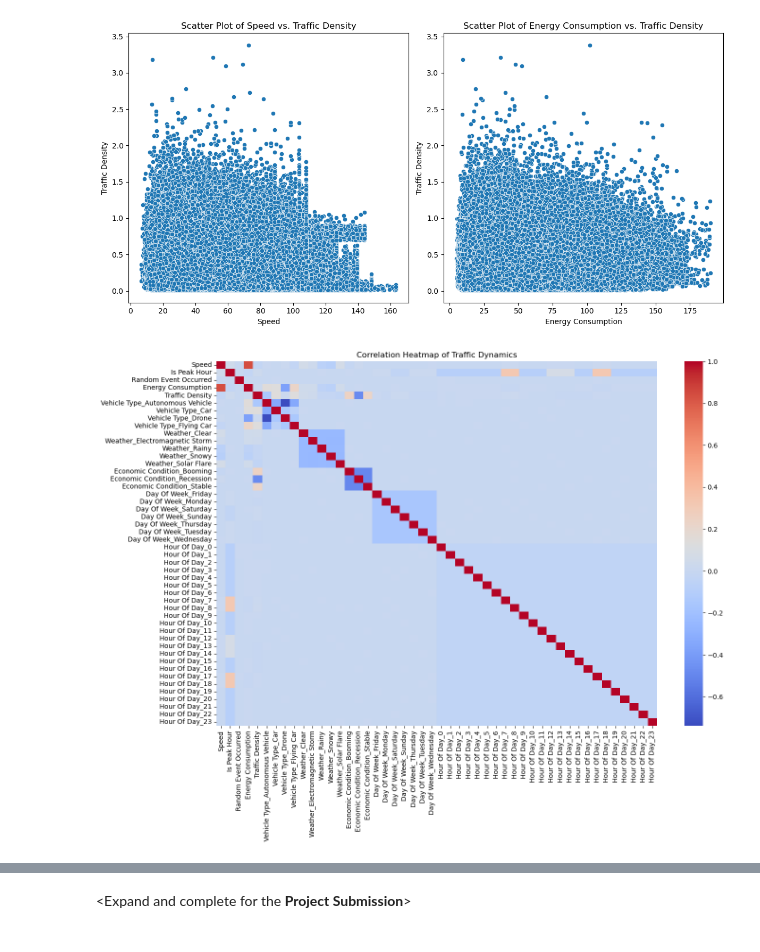
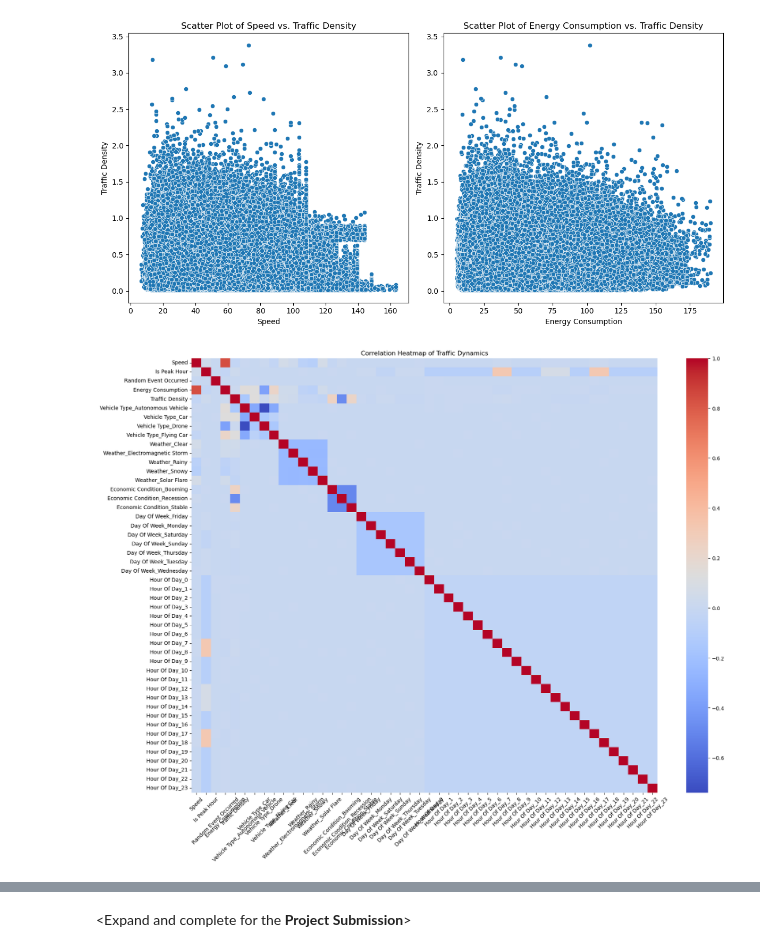
Before and after one commit to zoe-becker/ML-Traffic-Analysis, a Jupyter notebook: ProjectProgress.ipynb, the cells around one changed output, grey strips where cells are left out. Saved outputs shown, nothing was run; the diff lists cells and outputs as text; code cells hidden in the pictures.

Commit message:
added some more graphs

```diff
--- a/ProjectProgress.ipynb
+++ b/ProjectProgress.ipynb
@@ -272,16 +272,18 @@ plt.show()
 # %%
 # Convert categorical variables to numerical using one-hot encoding
 df_encoded = pd.get_dummies(df, columns=['Vehicle Type', 'Weather', 'Economic Condition', 'Day Of Week', 'Hour Of Day'])
 
 # Drop categorical columns not used in the analysis
 df_encoded.drop(['City'], axis=1, inplace=True)
 
 # # Compute and plot correlation matrix
 correlation_matrix = df_encoded.corr()
 
-plt.figure(figsize=(15,10))
+plt.figure(figsize=(20,15))
 sns.heatmap(correlation_matrix, annot=False, cmap='coolwarm', fmt=".2f")
 plt.title('Correlation Heatmap of Traffic Dynamics')
+plt.xticks(rotation=45)  # Rotate x labels for better visibility if needed
+plt.yticks(rotation=0)  # Adjust y labels rotation if needed
 plt.show()
 # %% [output]
-[figure, old version]
+[figure, new version]
```
Also changed, not shown: parts of 5 cells of this notebook.
